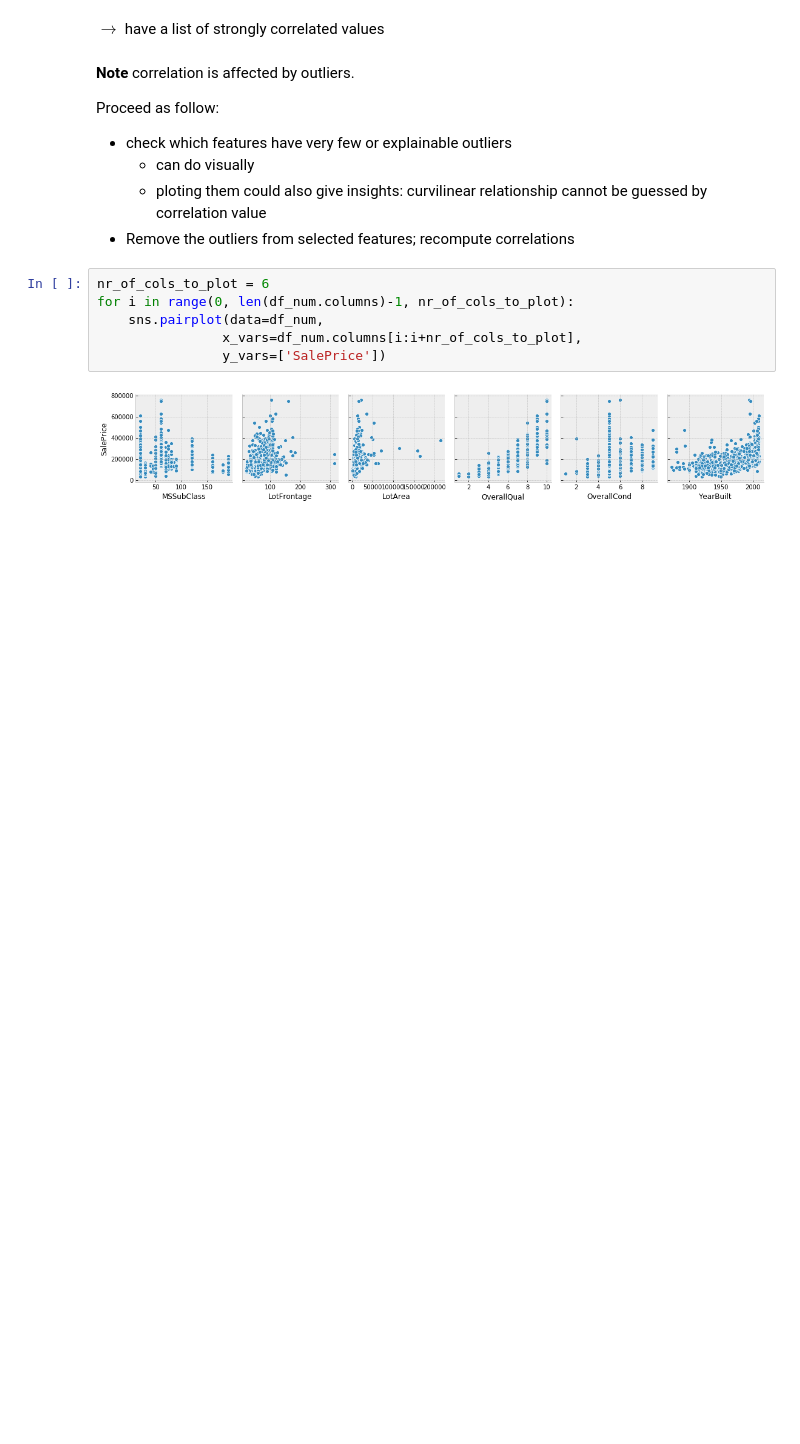
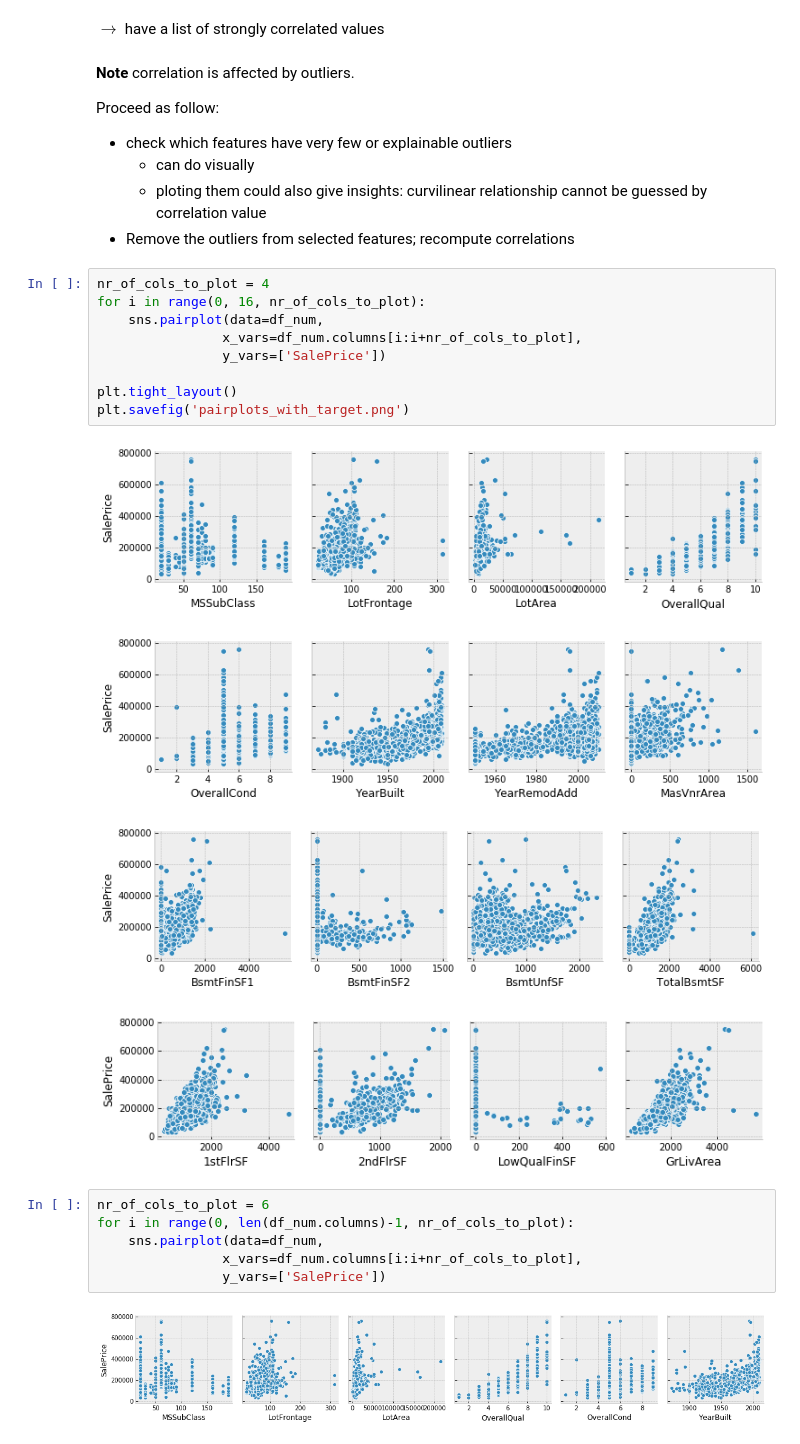
Before and after one commit to m-salewski/data-modeling-protocol, a Jupyter notebook: house-prices-2/notebooks/detailed-exploratory-data-analysis-with-python.ipynb, the cells around one changed output. Saved outputs shown, nothing was run; the diff lists cells and outputs as text; blank space fills up the shorter version.

```diff
--- a/house-prices-2/notebooks/detailed-exploratory-data-analysis-with-python.ipynb
+++ b/house-prices-2/notebooks/detailed-exploratory-data-analysis-with-python.ipynb
@@ -187,6 +183,20 @@ Proceed as follow:
     - can do visually
     - ploting them could also give insights: curvilinear relationship cannot be guessed by correlation value
 - Remove the outliers from selected features; recompute correlations
+# %%
+nr_of_cols_to_plot = 4
+for i in range(0, 16, nr_of_cols_to_plot):
+    sns.pairplot(data=df_num,
+                x_vars=df_num.columns[i:i+nr_of_cols_to_plot],
+                y_vars=['SalePrice'])
+
+plt.tight_layout()
+plt.savefig('pairplots_with_target.png')
+# %% [output]
+[figure, added]
+[figure, added]
+[figure, added]
+[figure, added]
 # %%
 nr_of_cols_to_plot = 6
 for i in range(0, len(df_num.columns)-1, nr_of_cols_to_plot):
```
Also changed, not shown: parts of 5 cells of this notebook, 17 other files.
